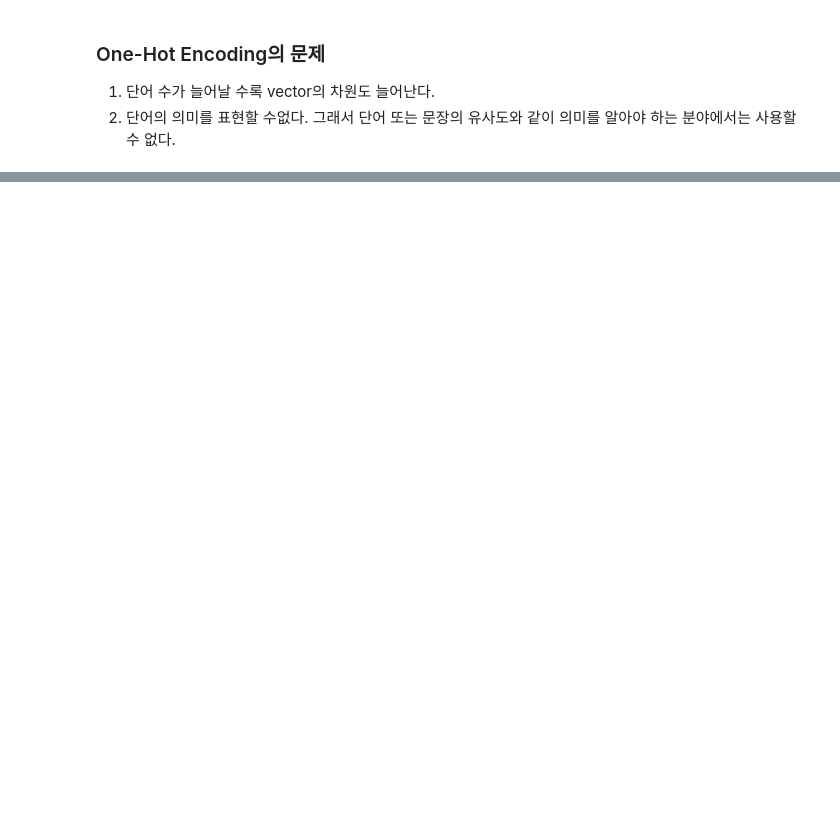
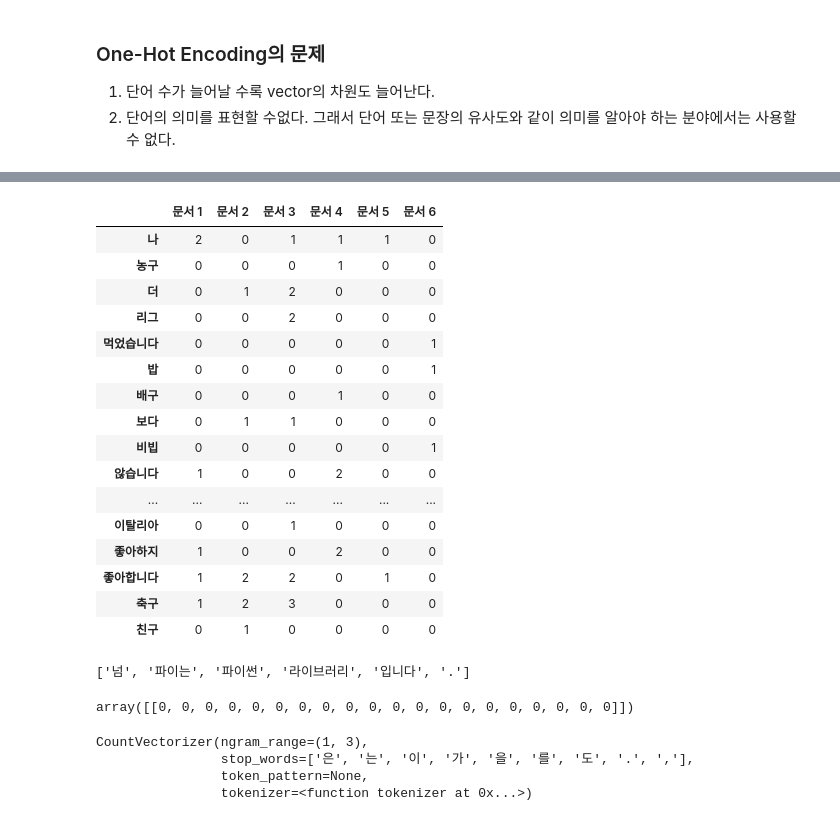
Before and after one commit to NGGW519/SKN13_mysrc, a Jupyter notebook: 11_NLP_Embedding/01_Text_to_Vector_count_base.ipynb, the cells around one changed output, grey strips where cells are left out. Drawn from its saved outputs; the diff is of its cells as text; code cells hidden in the pictures; blank space fills up the shorter version.

```diff
--- a/11_NLP_Embedding/01_Text_to_Vector_count_base.ipynb
+++ b/11_NLP_Embedding/01_Text_to_Vector_count_base.ipynb
@@ -154,3 +157,10 @@ text = ["나는 야구를 좋아합니다. 나는 축구를 좋아하지 않습
         "어제 비빕밥을 먹었습니다."]
 
 stop_words = list('은는이가을를도.,')
+# %%
+from konlpy.tag import Okt
+
+okt = Okt()
+def tokenizer(doc):
+    return okt.morphs(doc)
+tokenizer(text[0])
@@ -156,0 +169,13 @@ stop_words = list('은는이가을를도.,')
+# %%
+from sklearn.feature_extraction.text import CountVectorizer
+import pandas as pd
+
+# 전처리기 객체 생성
+cv = CountVectorizer(
+    tokenizer=tokenizer, # 문서를 받아서 토큰화 처리하는 callable 전달.
+    stop_words=stop_words,
+    token_pattern=None
+)
+
+# 학습 - 문서 리스트
+cv.fit(text) # 어휘사전 생성
@@ -156,0 +265,9 @@ stop_words = list('은는이가을를도.,')
+# %%
+# 판다스로 한번 확인해보자
+DTM_df = pd.DataFrame(
+    cv.transform(text).toarray(),
+    columns=cv.get_feature_names_out(),
+    index=[f"문서 {i+1}" for i in range(len(text))]
+)
+# 행이 문서, 열이 어휘 >> DTM
+DTM_df
@@ -156,0 +282,48 @@ stop_words = list('은는이가을를도.,')
+# %%
+TDM_df = DTM_df.T
+TDM_df
+# %% [output]
+|  | 문서 1 | 문서 2 | 문서 3 | 문서 4 | 문서 5 | 문서 6 |
+| 나 | 2 | 0 | 1 | 1 | 1 | 0 |
+| 농구 | 0 | 0 | 0 | 1 | 0 | 0 |
+| 더 | 0 | 1 | 2 | 0 | 0 | 0 |
+| 리그 | 0 | 0 | 2 | 0 | 0 | 0 |
+| 먹었습니다 | 0 | 0 | 0 | 0 | 0 | 1 |
+| 밥 | 0 | 0 | 0 | 0 | 0 | 1 |
+| 배구 | 0 | 0 | 0 | 1 | 0 | 0 |
+| 보다 | 0 | 1 | 1 | 0 | 0 | 0 |
+| 비빕 | 0 | 0 | 0 | 0 | 0 | 1 |
+| 않습니다 | 1 | 0 | 0 | 2 | 0 | 0 |
+| ... | ... | ... | ... | ... | ... | ... |
+| 이탈리아 | 0 | 0 | 1 | 0 | 0 | 0 |
+| 좋아하지 | 1 | 0 | 0 | 2 | 0 | 0 |
+| 좋아합니다 | 1 | 2 | 2 | 0 | 1 | 0 |
+| 축구 | 1 | 2 | 3 | 0 | 0 | 0 |
+| 친구 | 0 | 1 | 0 | 0 | 0 | 0 |
+# %%
+tokenizer('넘파이는 파이썬 라이브러리입니다.')
+# %% [output]
+['넘', '파이는', '파이썬', '라이브러리', '입니다', '.']
+# %%
+cv.transform(['넘파이는 파이썬 라이브러리입니다.']).toarray()
+# 위에서 토큰화 시킨 단어들 중에서는 우리가 학습시킨 어휘사전에 있는 단어가 없다.
+# 따라서 array한 결과 0만 나오는 것
+# %% [output]
+array([[0, 0, 0, 0, 0, 0, 0, 0, 0, 0, 0, 0, 0, 0, 0, 0, 0, 0, 0, 0]])
+# %%
+################################
+# n-gram 적용
+################################
+cv = CountVectorizer(
+    tokenizer=tokenizer,
+    stop_words=stop_words,
+    token_pattern=None,
+    ngram_range=(1,3) # n-gram: 1,2,3 >>> if 3만하고싶으면 (3,3) 이렇게 쓰면된다.
+)
+
+cv.fit(text) # 어휘사전 생성
+# %% [output]
+CountVectorizer(ngram_range=(1, 3),
+                stop_words=['은', '는', '이', '가', '을', '를', '도', '.', ','],
+                token_pattern=None,
+                tokenizer=<function tokenizer at 0x...>)
```
Also changed, not shown: parts of 20 cells of this notebook, 4 other files.
